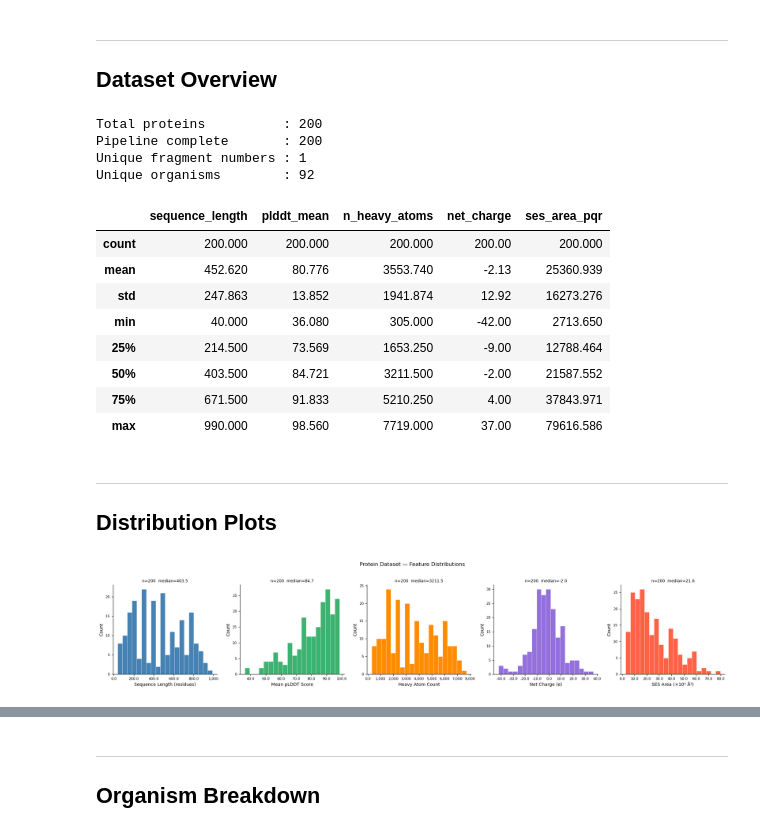
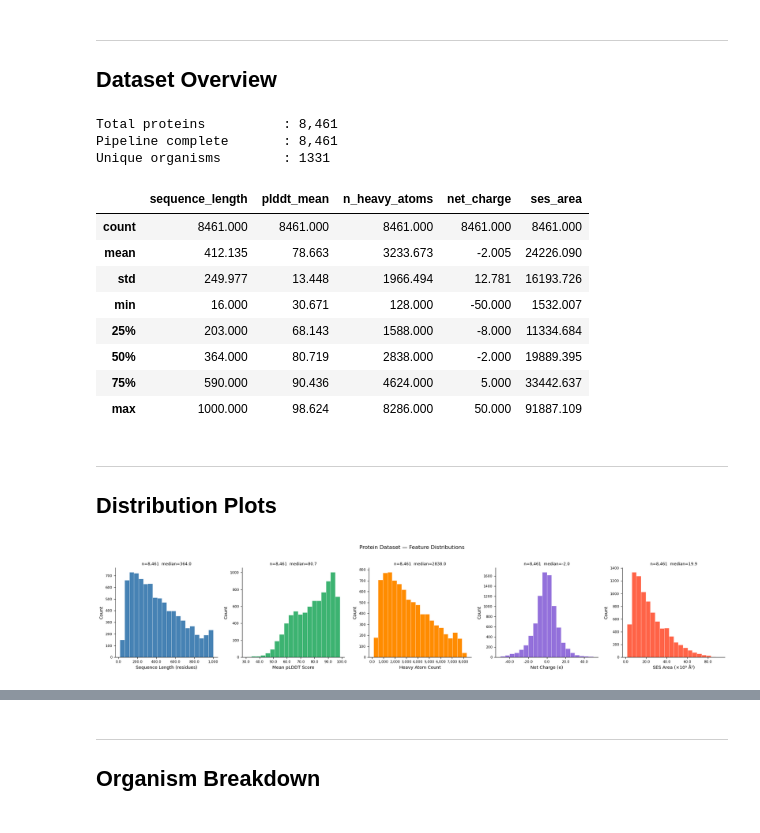
Before and after one commit to skylerturner-gif/ProteinStructure_ESP_Thesis, a Jupyter notebook: notebooks/initial_protein_data_analysis.ipynb, the cells around one changed output, grey strips where cells are left out. Saved outputs shown, nothing was run; the diff lists cells and outputs as text; code cells hidden in the pictures.

```diff
--- a/notebooks/initial_protein_data_analysis.ipynb
+++ b/notebooks/initial_protein_data_analysis.ipynb
@@ -44,6 +44,8 @@ EXCLUDE_FIELDS = {"plddt_per_residue", "pipeline_steps"}
 
 rows = []
 for protein_dir in sorted(data_root.iterdir()):
+    if not protein_dir.is_dir():
+        continue
     meta_file = protein_dir / f"{protein_dir.name}_metadata.json"
     if not meta_file.exists():
         continue
@@ -52,14 +54,13 @@ for protein_dir in sorted(data_root.iterdir()):
 
 df = pd.DataFrame(rows)
 
-# Numeric coercion for key columns
-for col in ["sequence_length", "plddt_mean", "plddt_median",
-            "n_heavy_atoms", "net_charge", "ses_area_pqr",
-            "n_vertices_pqr", "pearson_r_pqr", "rmse_pqr"]:
+# Numeric coercion
+for col in ["sequence_length", "plddt_mean", "plddt_median", "n_heavy_atoms",
+            "net_charge", "ses_area", "n_vertices", "interp_pearson_r", "interp_rmse",
+            "esp_min", "esp_max", "esp_mean", "esp_std"]:
     if col in df.columns:
         df[col] = pd.to_numeric(df[col], errors="coerce")
 
 print(f"Proteins loaded : {len(df):,}")
 print(f"Columns         : {list(df.columns)}")
-df.head(3)
 # %% [output]
@@ -77,72 +230,64 @@ Columns         : ['protein_id', 'uniprot_id', 'fragment', 'protein_name', 'orga
 # ── Dataset summary ───────────────────────────────────────────────────────────
 n_total    = len(df)
 n_complete = int(df["pipeline_complete"].sum()) if "pipeline_complete" in df.columns else "n/a"
-n_frags    = df["fragment"].nunique() if "fragment" in df.columns else "n/a"
 n_orgs     = df["organism"].nunique() if "organism" in df.columns else "n/a"
 
 print(f"Total proteins          : {n_total:,}")
 print(f"Pipeline complete       : {n_complete:,}")
-print(f"Unique fragment numbers : {n_frags}")
 print(f"Unique organisms        : {n_orgs}")
 print()
 
-STAT_COLS = ["sequence_length", "plddt_mean", "n_heavy_atoms",
-             "net_charge", "ses_area_pqr"]
+STAT_COLS = ["sequence_length", "plddt_mean", "n_heavy_atoms", "net_charge", "ses_area"]
 present = [c for c in STAT_COLS if c in df.columns]
 df[present].describe().round(3)
 # %% [output]
-Total proteins          : 200
-Pipeline complete       : 200
-Unique fragment numbers : 1
-Unique organisms        : 92
+Total proteins          : 8,461
+Pipeline complete       : 8,461
+Unique organisms        : 1331
-|  | sequence_length | plddt_mean | n_heavy_atoms | net_charge | ses_area_pqr |
-| count | 200.000 | 200.000 | 200.000 | 200.00 | 200.000 |
-| mean | 452.620 | 80.776 | 3553.740 | -2.13 | 25360.939 |
-| std | 247.863 | 13.852 | 1941.874 | 12.92 | 16273.276 |
-| min | 40.000 | 36.080 | 305.000 | -42.00 | 2713.650 |
-| 25% | 214.500 | 73.569 | 1653.250 | -9.00 | 12788.464 |
-| 50% | 403.500 | 84.721 | 3211.500 | -2.00 | 21587.552 |
-| 75% | 671.500 | 91.833 | 5210.250 | 4.00 | 37843.971 |
-| max | 990.000 | 98.560 | 7719.000 | 37.00 | 79616.586 |
+|  | sequence_length | plddt_mean | n_heavy_atoms | net_charge | ses_area |
+| count | 8461.000 | 8461.000 | 8461.000 | 8461.000 | 8461.000 |
+| mean | 412.135 | 78.663 | 3233.673 | -2.005 | 24226.090 |
+| std | 249.977 | 13.448 | 1966.494 | 12.781 | 16193.726 |
+| min | 16.000 | 30.671 | 128.000 | -50.000 | 1532.007 |
+| 25% | 203.000 | 68.143 | 1588.000 | -8.000 | 11334.684 |
+| 50% | 364.000 | 80.719 | 2838.000 | -2.000 | 19889.395 |
+| 75% | 590.000 | 90.436 | 4624.000 | 5.000 | 33442.637 |
+| max | 1000.000 | 98.624 | 8286.000 | 50.000 | 91887.109 |
 # %% [markdown]
 ---
 ## Distribution Plots
 # %%
 # ── Distribution histograms ────────────────────────────────────────────────────
 PLOT_COLS = [
-    ("sequence_length", "Sequence Length (residues)",  "steelblue"),
-    ("plddt_mean",      "Mean pLDDT Score",            "mediumseagreen"),
-    ("n_heavy_atoms",   "Heavy Atom Count",            "darkorange"),
-    ("net_charge",      "Net Charge (e)",              "mediumpurple"),
-    ("ses_area_pqr",    "SES Area (Å²)",               "tomato"),
+    ("sequence_length", "Sequence Length (residues)", "steelblue"),
+    ("plddt_mean",      "Mean pLDDT Score",           "mediumseagreen"),
+    ("n_heavy_atoms",   "Heavy Atom Count",           "darkorange"),
+    ("net_charge",      "Net Charge (e)",             "mediumpurple"),
+    ("ses_area",        "SES Area (Å²)",              "tomato"),
 ]
-
-# Filter to columns actually present in the dataset
 PLOT_COLS = [(col, lbl, clr) for col, lbl, clr in PLOT_COLS if col in df.columns]
 
-fig, axes = plt.subplots(1, len(PLOT_COLS), figsize=(4 * len(PLOT_COLS), 4))
-if len(PLOT_COLS) == 1:
+fig, axes = plt.subplots(1, max(len(PLOT_COLS), 1), figsize=(4 * max(len(PLOT_COLS), 1), 4))
+if not hasattr(axes, "__len__"):
     axes = [axes]
 
 for ax, (col, label, color) in zip(axes, PLOT_COLS):
     data = df[col].dropna()
-
-    if col == "ses_area_pqr":
-        data = data / 1_000
+    if col == "ses_area":
+        data  = data / 1_000
         label = "SES Area (×10³ Å²)"
-
     ax.hist(data, bins=20, color=color, edgecolor="white", linewidth=0.4)
     ax.set_xlabel(label, fontsize=10)
     ax.set_ylabel("Count", fontsize=10)
     ax.set_title(f"n={len(data):,}  median={data.median():.1f}", fontsize=9)
     ax.xaxis.set_major_formatter(mticker.FuncFormatter(
         lambda x, _: f"{x:,.0f}" if abs(x) >= 1000 else f"{x:.1f}"
     ))
     ax.tick_params(labelsize=8)
     ax.spines[["top", "right"]].set_visible(False)
 
 fig.suptitle("Protein Dataset — Feature Distributions", fontsize=12, y=1.02)
 fig.tight_layout()
 plt.show()
 # %% [output]
-[figure, old version]
+[figure, new version]
```
Also changed, not shown: parts of 21 cells of this notebook, 8 other files.
